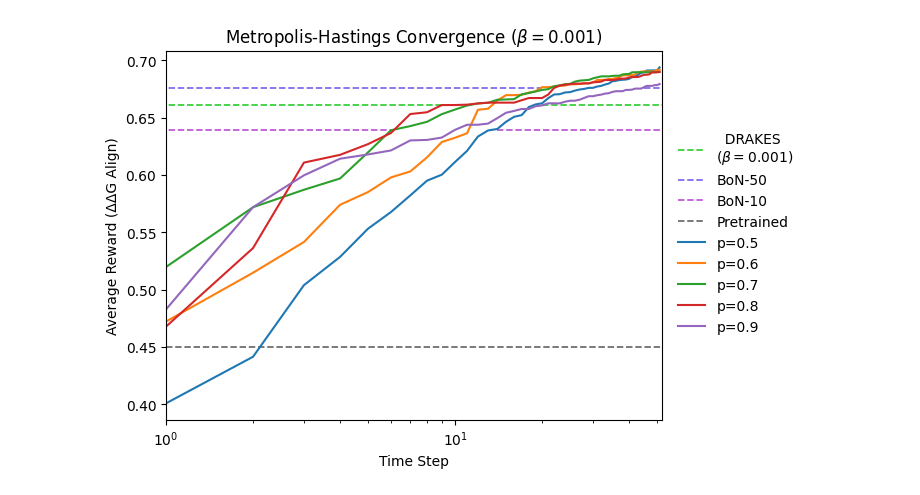
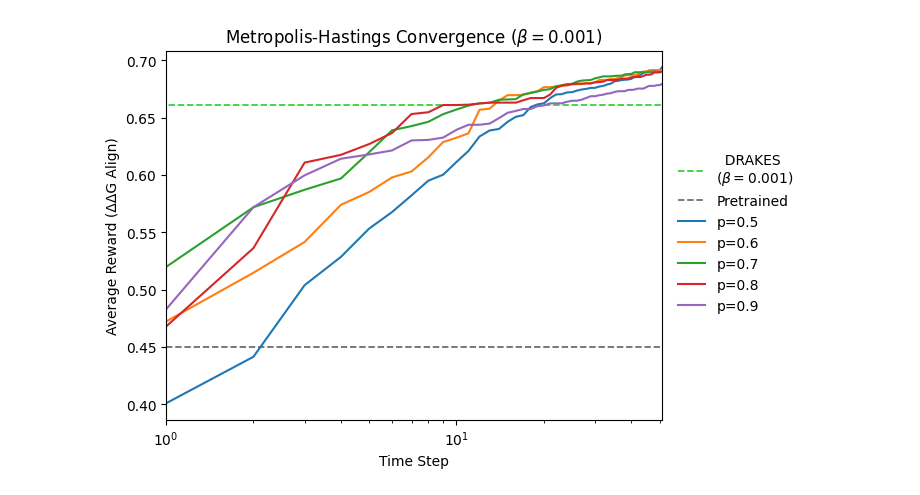
Before and after one commit to shainotshy1/BLISS_Experiments, a Jupyter notebook: DRAKES/analyze_mh.ipynb, the cells around one changed output. Cells and saved outputs as stored; diff of their text form; code cells hidden in the pictures.

```diff
--- a/DRAKES/analyze_mh.ipynb
+++ b/DRAKES/analyze_mh.ipynb
@@ -69,3 +9,21 @@ for traj in str_trajectories:
+# %%
+import h5py
+
+# with h5py.File('hdf5_data/mh_trajectories.hdf5', 'w') as f:
+#     b = "001"
+#     target_protein = "7JJK"
+#     for i, p in enumerate(range(5, 10)):
+#         name = f"p{p}_b{b}_{target_protein}"
+#         f.create_dataset(name, data = trajectories[i])
+
+trajectories = []
+with h5py.File('hdf5_data/mh_trajectories.hdf5', 'r') as f:
+    b = "001"
+    target_protein = "7JJK"
+    for p in range(5, 10):
+        name = f"p{p}_b{b}_{target_protein}"
+        data = f[name][:] # type: ignore
+        trajectories.append(data)
 # %%
 test_dir = "/home/shai/BLISS_Experiments/DRAKES/DRAKES/drakes_protein/fmif/eval_results/test/"
 drakes_df = pd.read_csv(test_dir + "drakes_test.csv")
@@ -84,27 +42,26 @@ bon50_ddg_align = bon50_eval_stats['ddg_align']
 # %%
 step_nums = range(1, len(trajectories[0]) + 1)
 
 fig, ax = plt.subplots()
+beta_str = r"($\beta=0.001$)"
 ax.hlines(drakes_ddg_align, 0, 9, color='limegreen', linestyle='--', label=f'  DRAKES \n{beta_str}',linewidth=1.25)
-ax.hlines(bon50_ddg_align, 0, 20, color='mediumslateblue', linestyle='--', label='BoN-50', linewidth=1.25)
-ax.hlines(bon10_ddg_align, 0, 6, color='mediumorchid', linestyle='--', label='BoN-10', linewidth=1.25)
 ax.hlines(drakes_ddg_align, 20, 55, color='limegreen', linestyle='--',linewidth=1.25)
-ax.hlines(bon50_ddg_align, 45, 55, color='mediumslateblue', linestyle='--', linewidth=1.25)
-ax.hlines(bon10_ddg_align, 14, 55, color='mediumorchid', linestyle='--', linewidth=1.25)
 ax.axhline(pre_ddg_align, color='dimgray', linestyle='--', label='Pretrained', linewidth=1.25)
+# ax.hlines(bon50_ddg_align, 0, 20, color='mediumslateblue', linestyle='--', label='BoN-50', linewidth=1.25)
+# ax.hlines(bon10_ddg_align, 0, 6, color='mediumorchid', linestyle='--', label='BoN-10', linewidth=1.25)
+# ax.hlines(bon50_ddg_align, 45, 55, color='mediumslateblue', linestyle='--', linewidth=1.25)
+# ax.hlines(bon10_ddg_align, 14, 55, color='mediumorchid', linestyle='--', linewidth=1.25)
 
 for i, traj in enumerate(trajectories):
     ax.plot(step_nums, traj, label=f"p=0.{i + 5}")
 
-beta_str = r"($\beta=0.001$)"
-
 ax.legend(loc='center', bbox_to_anchor=(1.015, 0.5), bbox_transform=fig.transFigure, frameon=False)
-ax.set(xlim=(1, len(trajectories[0]) + 1))
+ax.set(xlim=(1, len(trajectories[0])))
 
 plt.xlabel("Time Step")
 plt.xscale("log")
 plt.ylabel("Average Reward (ΔΔG Align)")
 plt.title(r"Metropolis-Hastings Convergence ($\beta=0.0 01$)")
 plt.show()
 # %% [output]
-[figure, old version]
+[figure, new version]
```
Also changed, not shown: parts of 2 cells of this notebook, 3 other files.
